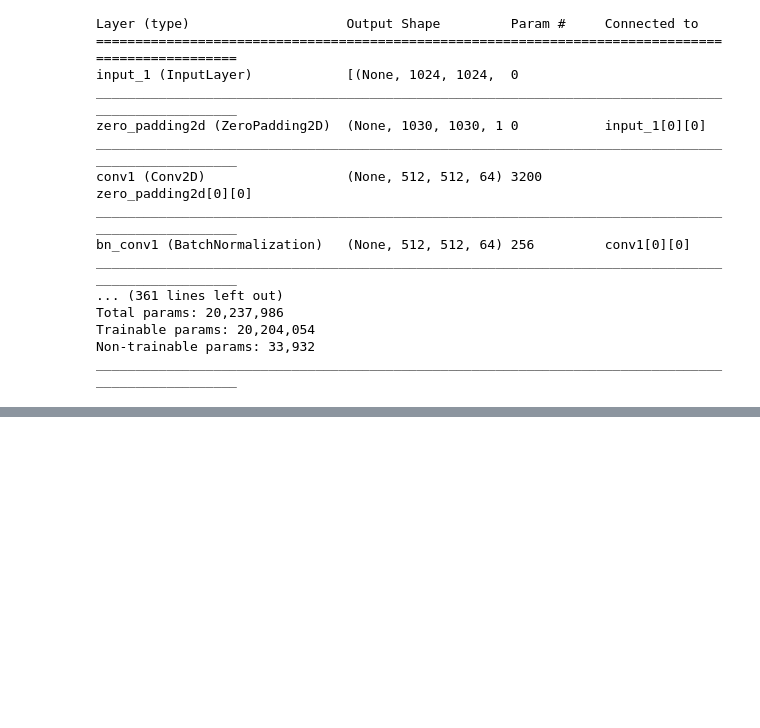
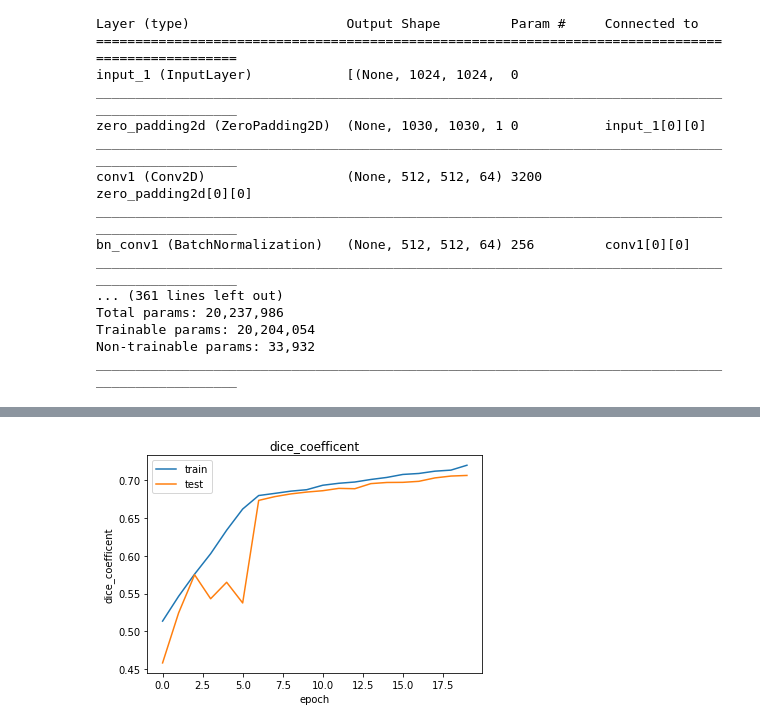
Before and after one commit to chaitravi-ce/Semantic_Segmentation, a Jupyter notebook: Lung Segmentation/Lung_ResNet50.ipynb, the cells around one changed output, grey strips where cells are left out. Saved outputs shown, nothing was run; the diff lists cells and outputs as text; code cells hidden in the pictures; blank space fills up the shorter version.

```diff
--- a/Lung Segmentation/Lung_ResNet50.ipynb
+++ b/Lung Segmentation/Lung_ResNet50.ipynb
@@ -292,8 +331,24 @@ metrics = [dice_coefficent, Recall(), Precision()]
+# %%
+def show_predictions(dataset=None, num=1):
+  if train_dataset:
+    for image, mask in train_dataset.take(num):
+      pred_mask = net.predict(image)
+      display([image[0], mask[0], create_mask(pred_mask)])
+  else:
+    display([sample_image, sample_mask,
+             create_mask(net.predict(sample_image[tf.newaxis, ...]))])
+# %%
+class DisplayCallback(tf.keras.callbacks.Callback):
+  def on_epoch_end(self, epoch, logs=None):
+    clear_output(wait=True)
+    show_predictions()
+    print ('\nSample Prediction after epoch {}\n'.format(epoch+1))
 # %%
 callbacks = [
     ModelCheckpoint("./ResNet50.h5", verbose=1, save_best_model=True),
-    #ReduceLROnPlateau(monitor="val_loss", patience=3, factor=0.1, verbose=1, min_lr=1e-6),
-    #EarlyStopping(monitor="val_loss", patience=5, verbose=1)
+    ReduceLROnPlateau(monitor="val_loss", patience=3, factor=0.1, verbose=1, min_lr=1e-6),
+    EarlyStopping(monitor="val_loss", patience=5, verbose=1),
+    DisplayCallback()
 ]
 # %%
 net.compile(loss=loss,optimizer=opt, metrics=metrics)
@@ -302,2 +359,2 @@ net = tf.keras.models.load_model('./ResNet50.h5', custom_objects={'dice_coeffice
 # %%
-net.fit(train_dataset,steps_per_epoch=700,epochs=10,callbacks=callbacks)
+history += net.fit(train_dataset,steps_per_epoch=500,epochs=10,callbacks=callbacks, validation_data=test_dataset, validation_steps=150)
@@ -303,0 +381,10 @@ net.fit(train_dataset,steps_per_epoch=700,epochs=10,callbacks=callbacks)
+# %%
+plt.plot(history.history['dice_coefficent'])
+plt.plot(history.history['val_dice_coefficent'])
+plt.title('dice_coefficent')
+plt.ylabel('dice_coefficent')
+plt.xlabel('epoch')
+plt.legend(['train', 'test'], loc='upper left')
+plt.show()
+# %% [output]
+[figure, added]
```
Also changed, not shown: parts of 16 cells of this notebook, 3 other files.
